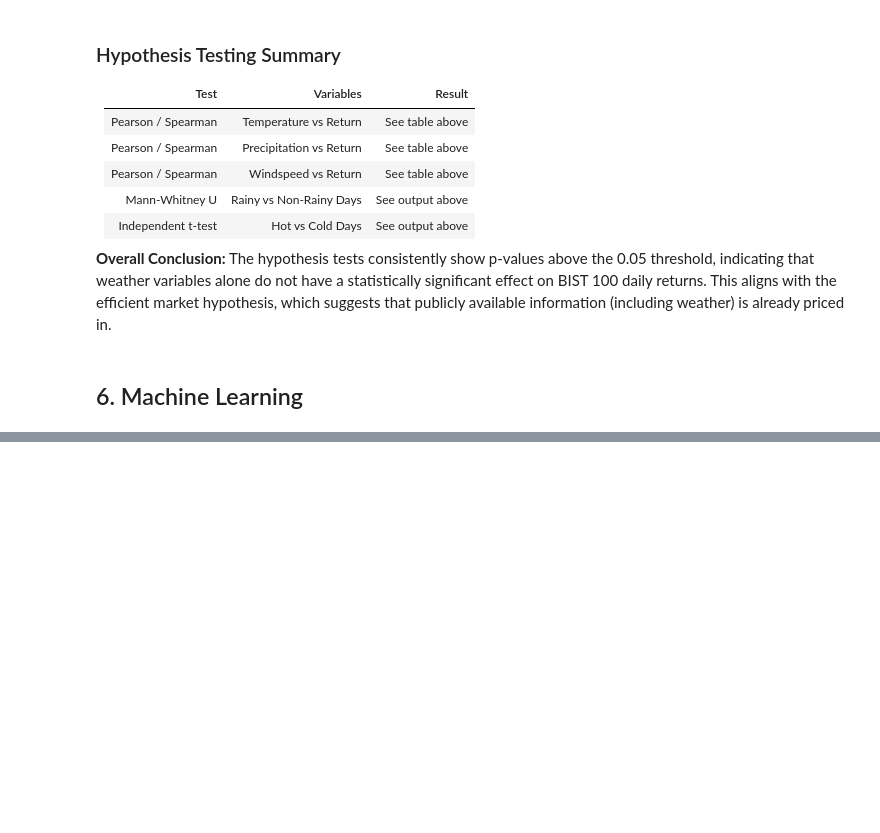
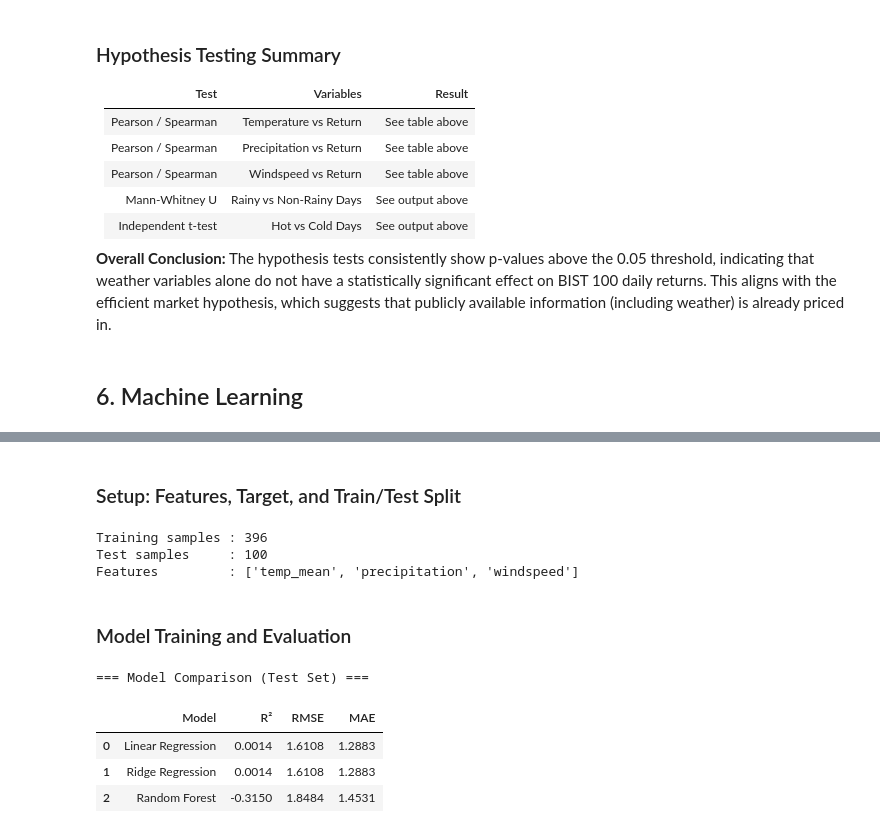
Before and after one commit to emreaks13/DSA210-project, a Jupyter notebook: Eda.ipynb, the cells around one changed output, grey strips where cells are left out. Drawn from its saved outputs; the diff is of its cells as text; code cells hidden in the pictures; blank space fills up the shorter version.

```diff
--- a/Eda.ipynb
+++ b/Eda.ipynb
@@ -369,0 +333,71 @@ weighted avg       0.51      0.52      0.39       100
+# %% [markdown]
+### Setup: Features, Target, and Train/Test Split
+# %%
+from sklearn.model_selection import train_test_split
+from sklearn.linear_model import LinearRegression, Ridge
+from sklearn.ensemble import RandomForestRegressor
+from sklearn.metrics import mean_squared_error, mean_absolute_error, r2_score
+from sklearn.preprocessing import StandardScaler
+
+# Define feature matrix (weather variables) and target (daily return)
+X = df[["temp_mean", "precipitation", "windspeed"]]
+y = df["daily_return"]
+
+# Split into 80% training and 20% test sets
+X_train, X_test, y_train, y_test = train_test_split(X, y, test_size=0.2, random_state=42)
+
+# Standardize features — zero mean, unit variance
+# Required for Linear and Ridge regression; not needed for Random Forest
+scaler = StandardScaler()
+X_train_scaled = scaler.fit_transform(X_train)
+X_test_scaled  = scaler.transform(X_test)
+
+print(f"Training samples : {len(X_train)}")
+print(f"Test samples     : {len(X_test)}")
+print(f"Features         : {list(X.columns)}")
+# %% [output]
+Training samples : 396
+Test samples     : 100
+Features         : ['temp_mean', 'precipitation', 'windspeed']
+# %% [markdown]
+### Model Training and Evaluation
+# %%
+def evaluate(name, y_true, y_pred):
+    """Compute R², RMSE, and MAE for a given model."""
+    return {
+        "Model": name,
+        "R²":   round(r2_score(y_true, y_pred), 4),
+        "RMSE": round(np.sqrt(mean_squared_error(y_true, y_pred)), 4),
+        "MAE":  round(mean_absolute_error(y_true, y_pred), 4),
+    }
+
+metrics = []
+
+# --- Linear Regression ---
+# Baseline model: assumes a linear relationship between weather and returns
+lr = LinearRegression()
+lr.fit(X_train_scaled, y_train)
+metrics.append(evaluate("Linear Regression", y_test, lr.predict(X_test_scaled)))
+
+# --- Ridge Regression ---
+# Linear model with L2 regularization to reduce overfitting
+ridge = Ridge(alpha=1.0)
+ridge.fit(X_train_scaled, y_train)
+metrics.append(evaluate("Ridge Regression", y_test, ridge.predict(X_test_scaled)))
+
+# --- Random Forest ---
+# Ensemble of decision trees — can capture non-linear relationships
+rf = RandomForestRegressor(n_estimators=100, random_state=42)
+rf.fit(X_train, y_train)
+metrics.append(evaluate("Random Forest", y_test, rf.predict(X_test)))
+
+# Display comparison table
+metrics_df = pd.DataFrame(metrics)
+print("=== Model Comparison (Test Set) ===\n")
+metrics_df
+# %% [output]
+=== Model Comparison (Test Set) ===
+|  | Model | R² | RMSE | MAE |
+| 0 | Linear Regression | 0.0014 | 1.6108 | 1.2883 |
+| 1 | Ridge Regression | 0.0014 | 1.6108 | 1.2883 |
+| 2 | Random Forest | -0.3150 | 1.8484 | 1.4531 |
```
Also changed, not shown: parts of 5 cells of this notebook.
